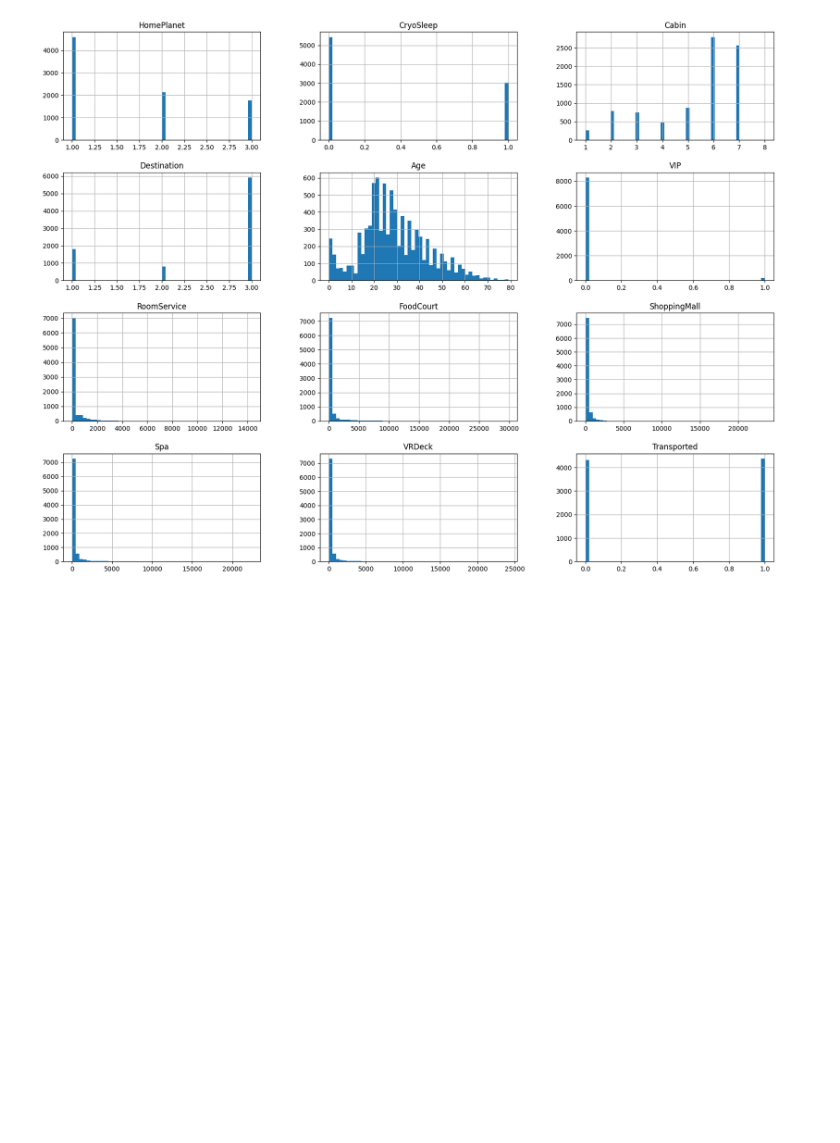
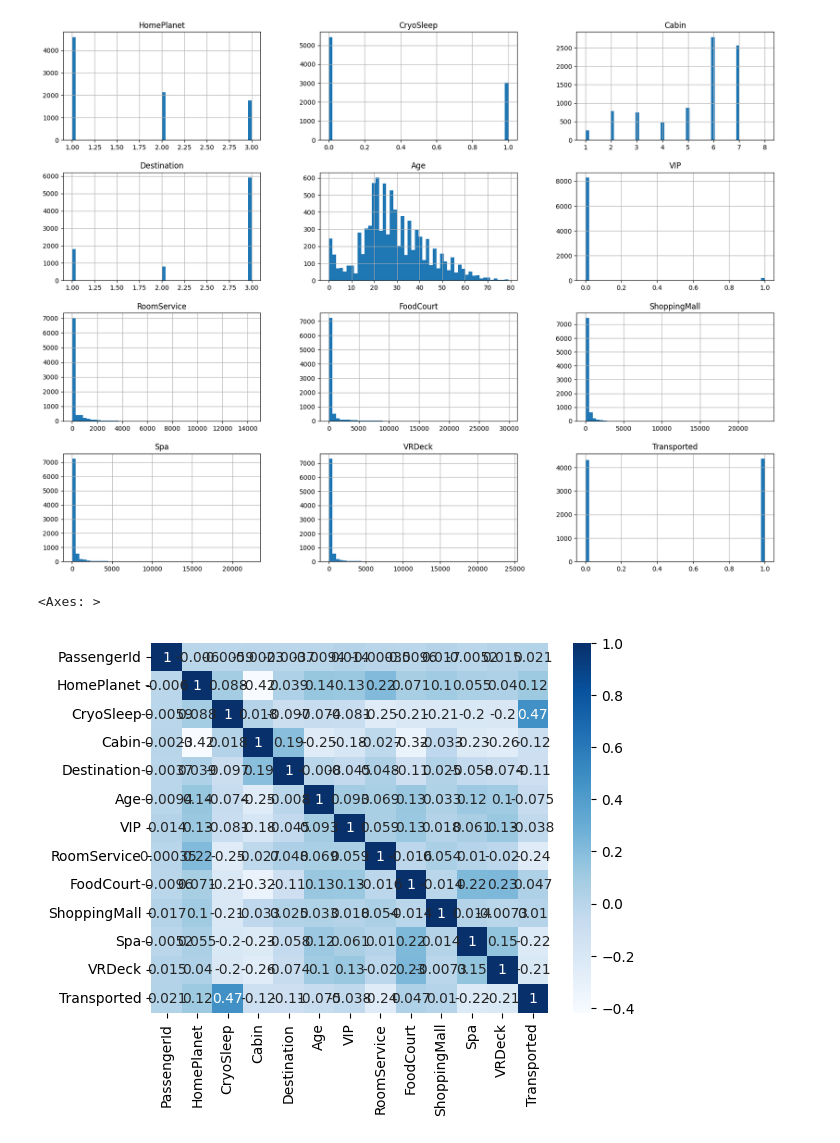
Before and after one commit to Sadeqsoli/SpaceTitanicSurvivors, a Jupyter notebook: spacetitanicsurvivors.ipynb, the cells around one changed output. Cells and saved outputs as stored; diff of their text form; code cells hidden in the pictures; blank space fills up the shorter version.

```diff
--- a/spacetitanicsurvivors.ipynb
+++ b/spacetitanicsurvivors.ipynb
@@ -221,3 +234,10 @@ df.hist(bins=50, figsize=(20,15))
 plt.show()
 # %% [output]
 [figure]
+# %%
+import seaborn as sb
+corr = df.corr()
+sb.heatmap(corr, cmap="Blues", annot=True)
+# %% [output]
+<Axes: >
+[figure, added]
```
Also changed, not shown: parts of 13 cells of this notebook.
